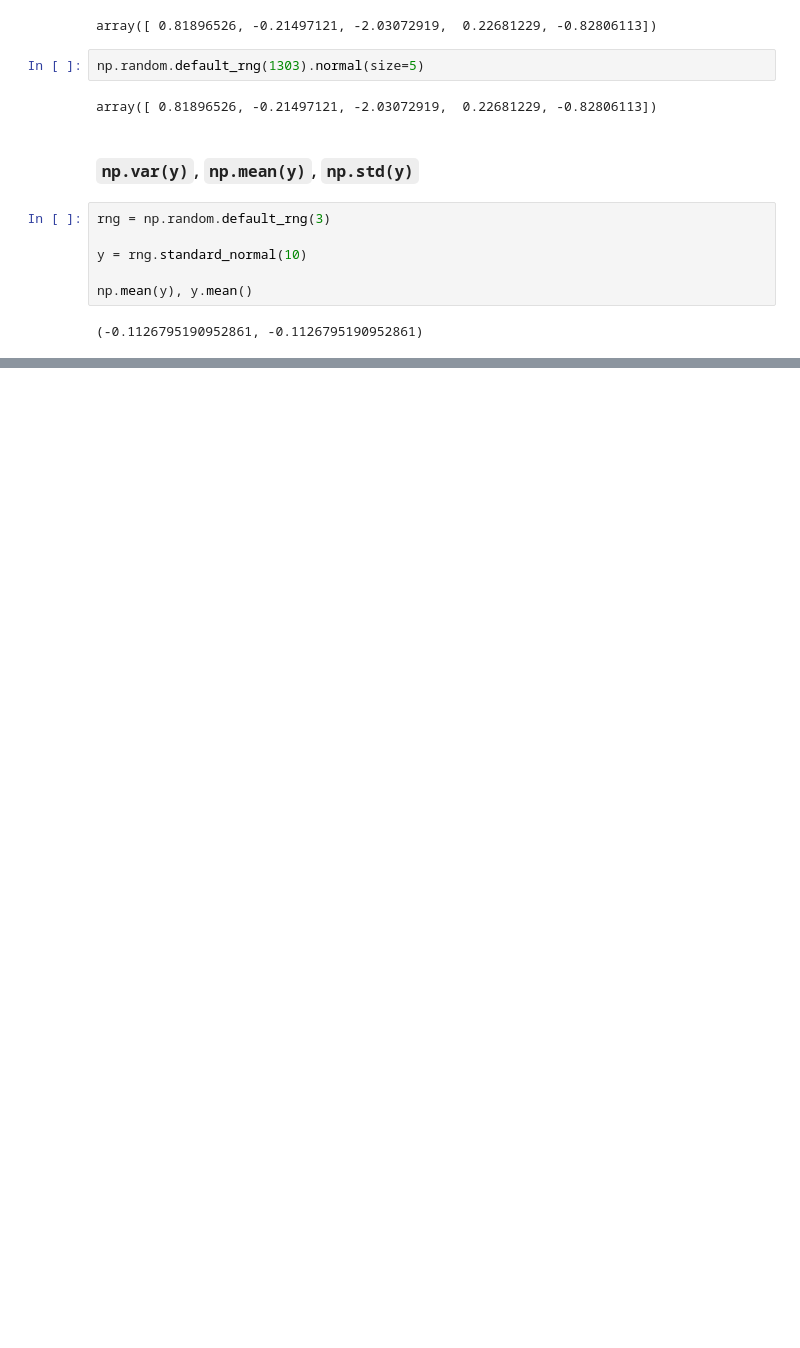
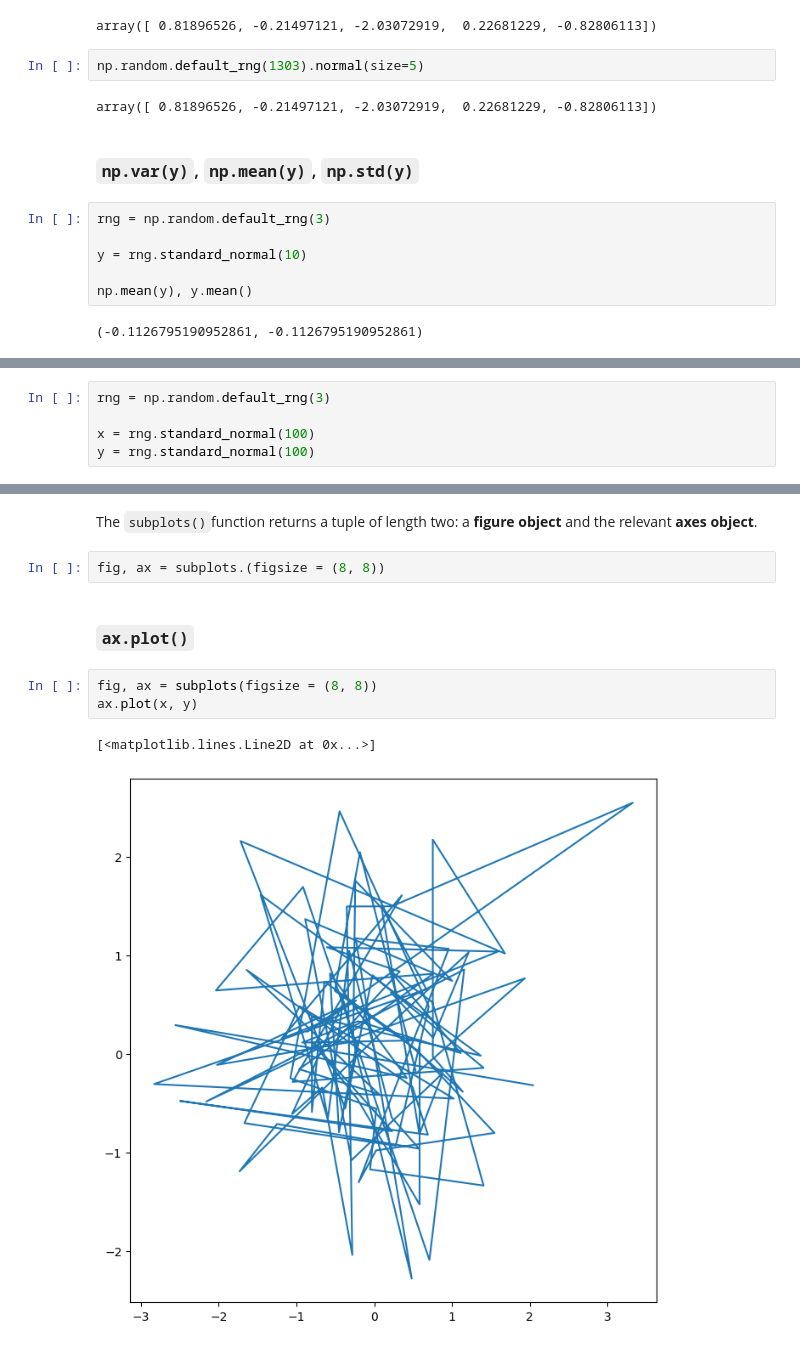
Before and after one commit to Xiaoke1982/statistical_learning_python, a Jupyter notebook: notebooks/1_Introduction_to_Python.ipynb, the cells around one changed output, grey strips where cells are left out. Drawn from its saved outputs; the diff is of its cells as text; blank space fills up the shorter version.

Commit message:
updated graphs basics

```diff
--- a/notebooks/1_Introduction_to_Python.ipynb
+++ b/notebooks/1_Introduction_to_Python.ipynb
@@ -170,0 +206,5 @@ np.mean(y), y.mean()
+# %%
+rng = np.random.default_rng(3)
+
+x = rng.standard_normal(100)
+y = rng.standard_normal(100)
@@ -170,0 +215,12 @@ np.mean(y), y.mean()
+# %% [markdown]
+The `subplots()`function returns a tuple of length two: a **figure object** and the relevant **axes object**.
+# %%
+fig, ax = subplots.(figsize = (8, 8))
+# %% [markdown]
+### `ax.plot()`
+# %%
+fig, ax = subplots(figsize = (8, 8))
+ax.plot(x, y)
+# %% [output]
+[<matplotlib.lines.Line2D at 0x...>]
+[figure, added]
```
Also changed, not shown: parts of 9 cells of this notebook.
